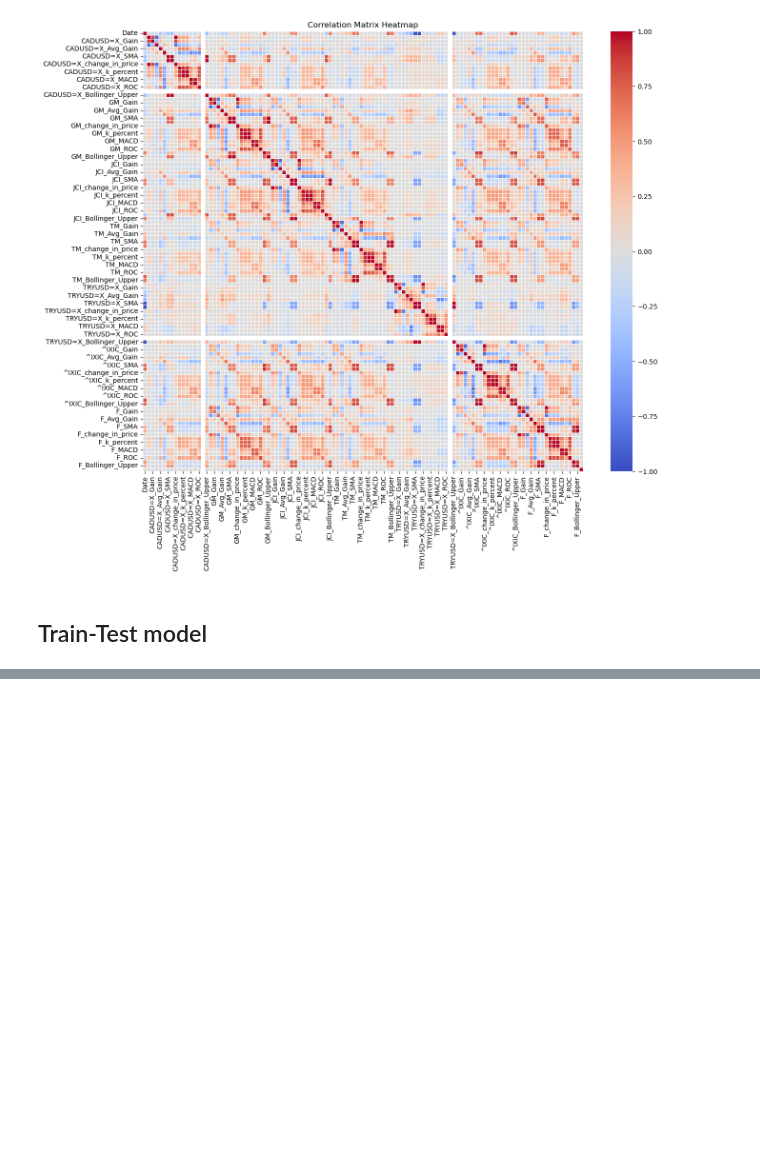
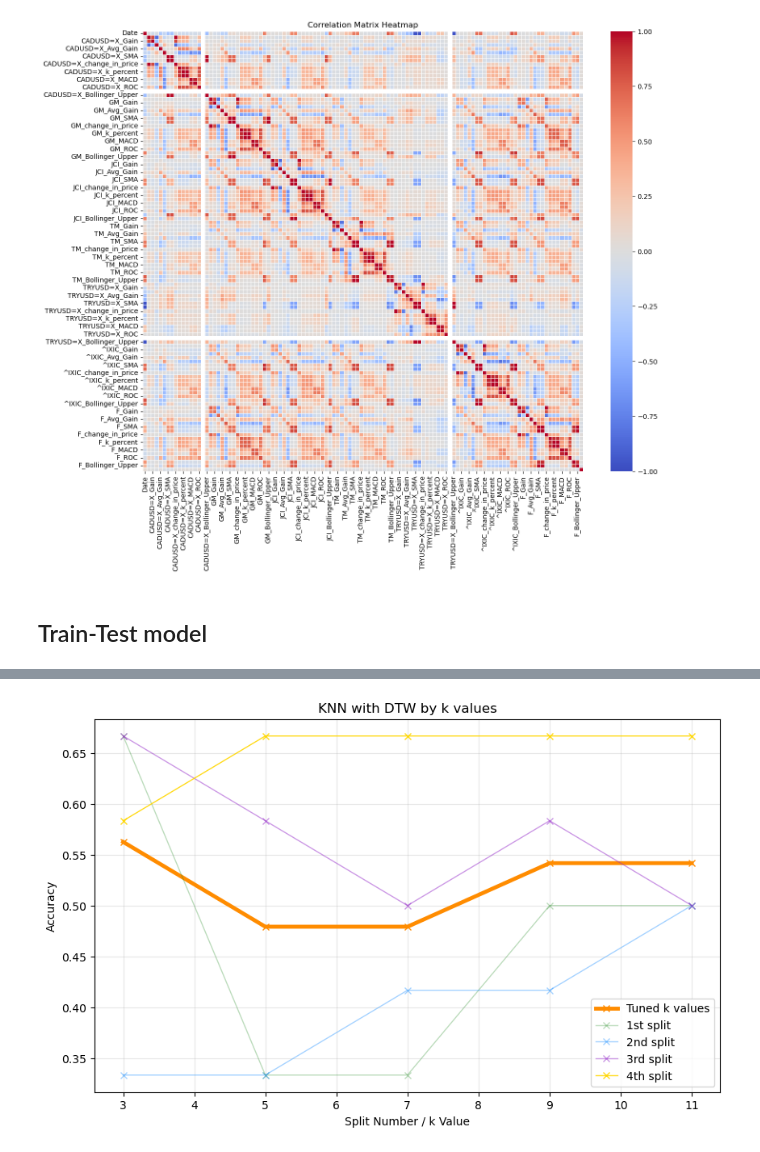
Before and after one commit to Arnabds/equity-vs-commodity, a Jupyter notebook: Minh_notebook/Minh_KNN_class.ipynb, the cells around one changed output, grey strips where cells are left out. Cells and saved outputs as stored; diff of their text form; code cells hidden in the pictures; blank space fills up the shorter version.

```diff
--- a/Minh_notebook/Minh_KNN_class.ipynb
+++ b/Minh_notebook/Minh_KNN_class.ipynb
@@ -486,0 +437,4 @@ plt.show()
+# %%
+plot_accuracy()
+# %% [output]
+[figure, added]
```
Also changed, not shown: parts of 35 cells of this notebook, 5 other files.
